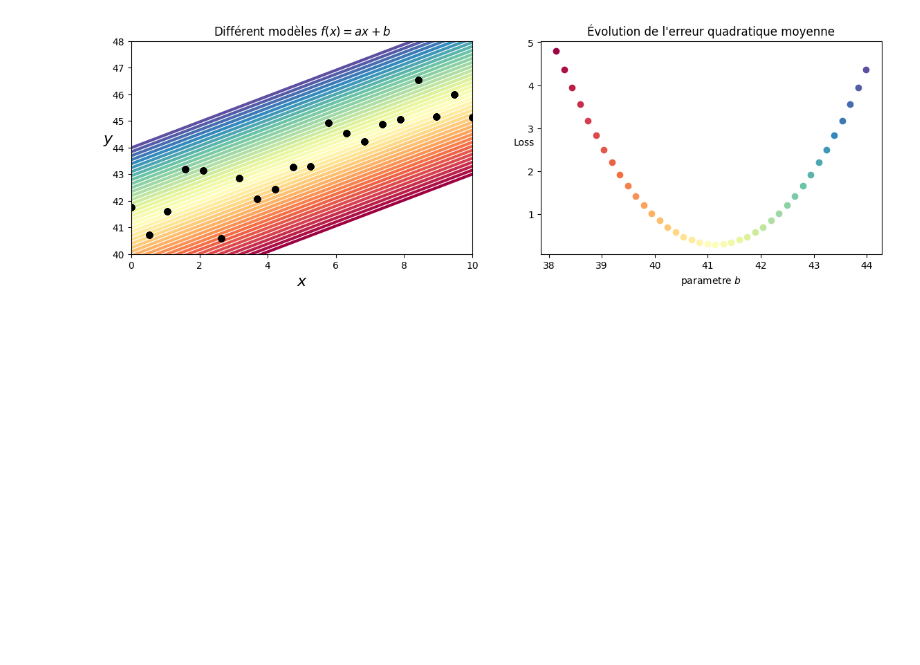
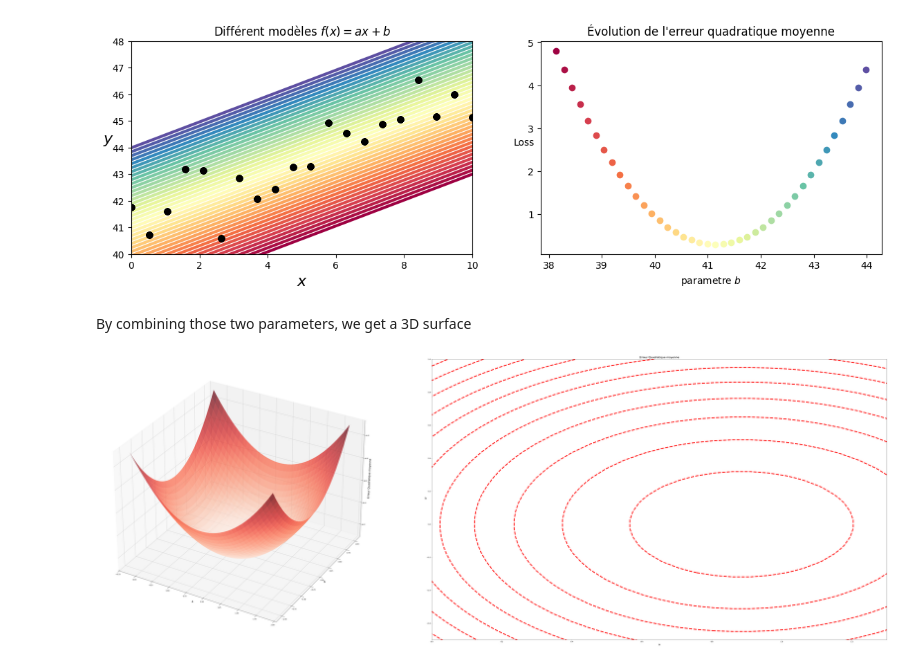
Before and after one commit to cruchau/machine_learning, a Jupyter notebook: linear_model/regression/least_squares_method.ipynb, the cells around one changed output. Saved outputs shown, nothing was run; the diff lists cells and outputs as text; code cells hidden in the pictures; blank space fills up the shorter version.

```diff
--- a/linear_model/regression/least_squares_method.ipynb
+++ b/linear_model/regression/least_squares_method.ipynb
@@ -107,3 +107,50 @@ ax[1].set_title('Évolution de l\'erreur quadratique moyenne')
 plt.show()
 # %% [output]
 [figure]
+# %% [markdown]
+By combining those two parameters, we get a 3D surface
+# %%
+np.random.seed(0)
+
+m = 20
+X = np.linspace(0, 10, m)
+y = 0.6 * X + 40 + np.random.randn(m)
+
+# Data must be normalized otherwise the resulting graph is completely flattened
+X = (X - X.mean()) / X.std()
+y = (y - y.mean()) / y.std()
+
+model = LinearRegression().fit(X.reshape(-1, 1), y.reshape(-1, 1))
+
+n = 40
+list_coefs = np.linspace(-1, 1, n) + model.coef_
+list_bias = np.linspace(-1, 1, n) + model.intercept_
+
+list_coefs, list_bias = np.meshgrid(list_coefs, list_bias)
+
+
+preds = list_coefs.flatten().reshape((-1, 1)) * X + list_bias.flatten().reshape((-1, 1))
+L = 1/(2*m) * np.sum((preds - y)**2, axis=1)
+L.shape
+
+L = L.reshape((n, n))
+
+
+fontsize = 16
+fig = plt.figure(figsize=(18*4, 6*4))
+ax = fig.add_subplot(1, 2, 1, projection='3d')
+ax.plot_surface(list_coefs, list_bias, L, cmap='Reds', alpha=0.7)
+ax.set_xlabel('a', fontsize=fontsize)
+ax.set_ylabel('b', fontsize=fontsize)
+ax.set_zlabel('Erreur Quadratique moyenne', fontsize=fontsize)
+
+ax1 = fig.add_subplot(1, 2, 2)
+ax1.contour(list_coefs, list_bias, L, colors='r', levels=15, linewidths=5, linestyles='dashed')
+ax1.set_xlabel('a', fontsize=fontsize)
+ax1.set_ylabel('b', fontsize=fontsize, rotation=0)
+ax1.set_title('Erreur Quadratique moyenne', fontsize=fontsize)
+ax1.set_xlim(0, 1.3)
+ax1.set_ylim(-0.7, 1)
+fig.tight_layout()
+# %% [output]
+[figure, added]
```
Also changed, not shown: parts of 4 cells of this notebook.
